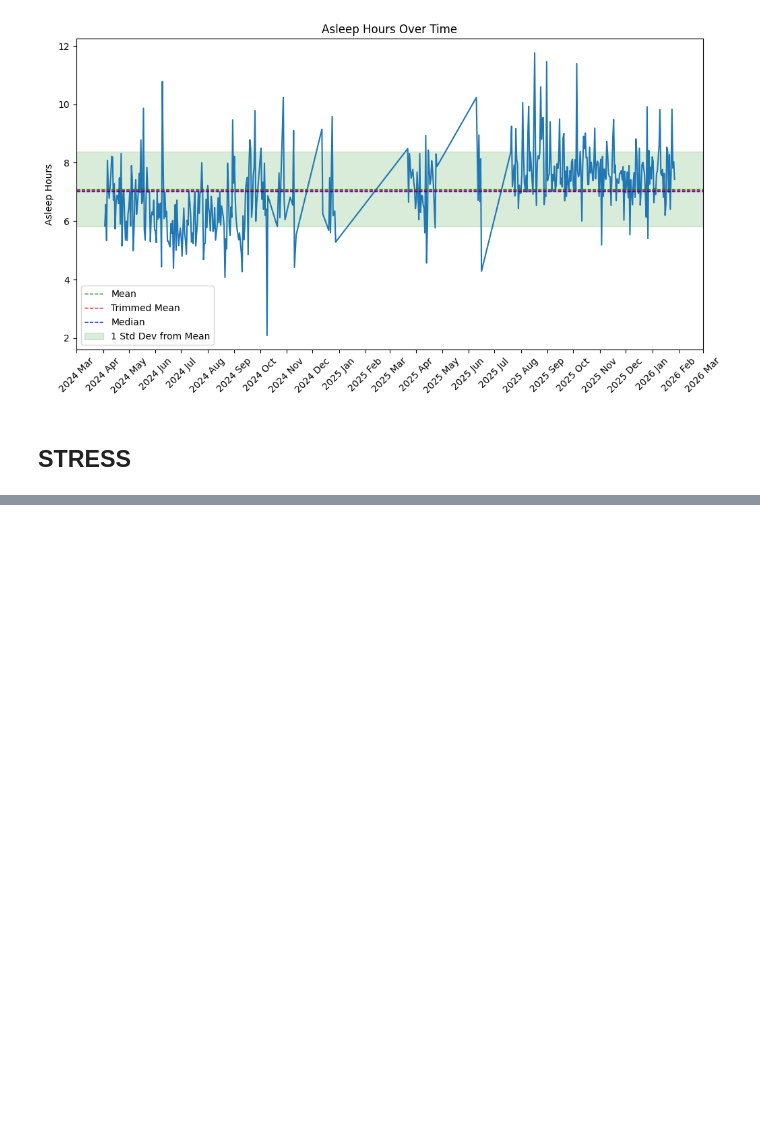
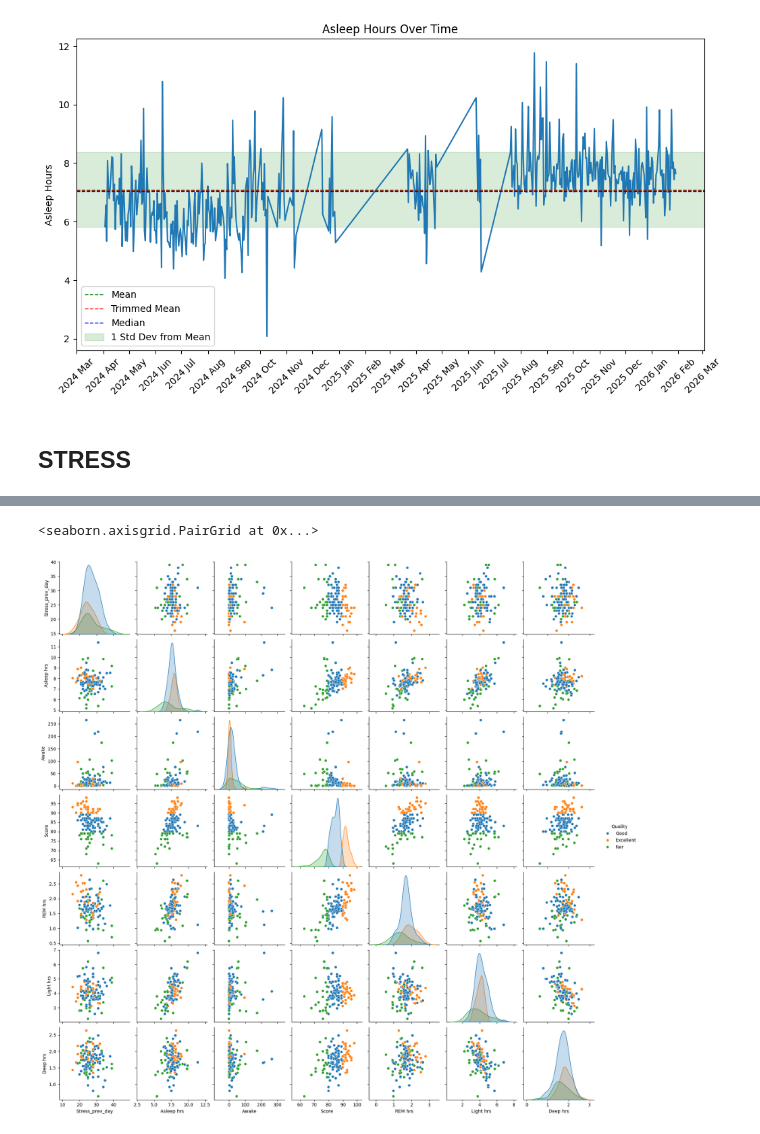
Before and after one commit to POLUX89/gym-ml-performance, a Jupyter notebook: notebooks/01_data_model_baseline.ipynb, the cells around one changed output, grey strips where cells are left out. Drawn from its saved outputs; the diff is of its cells as text; code cells hidden in the pictures; blank space fills up the shorter version.

Commit message:
week01 day05: correlatio, outliers importance, scatterplots

```diff
--- a/notebooks/01_data_model_baseline.ipynb
+++ b/notebooks/01_data_model_baseline.ipynb
@@ -492,0 +495,3 @@ plt.show()
+# %%
+recovery = pd.read_csv("/Users/polux9589/Desktop/GYM WORKOUT ANALYSIS PROJECT/processed_data/clean_recovery_data.csv")
+recovery.info()
@@ -492,0 +516,6 @@ plt.show()
+# %%
+recovery["Date"] = pd.to_datetime(recovery["Date"], format="%Y-%m-%d")
+recovery = recovery.sort_values(by="Date")
+recovery = recovery[recovery["Main_x"] == True].copy()
+recovery = recovery.dropna(subset=["Overnight HRV"], axis=0)
+recovery.info()
@@ -492,0 +550,9 @@ plt.show()
+# %%
+# METRICS: SCORE - Stress_prev_day, Asleep hrs, Awake
+
+features = ["Stress_prev_day", "Asleep hrs", "Awake", "Score"]
+
+sns.pairplot(recovery[features + ["Quality"]+ ["REM hrs", "Light hrs", "Deep hrs" ]], hue="Quality")
+# %% [output]
+<seaborn.axisgrid.PairGrid at 0x...>
+[figure, added]
```
Also changed, not shown: parts of 18 cells of this notebook, 1 other file.
